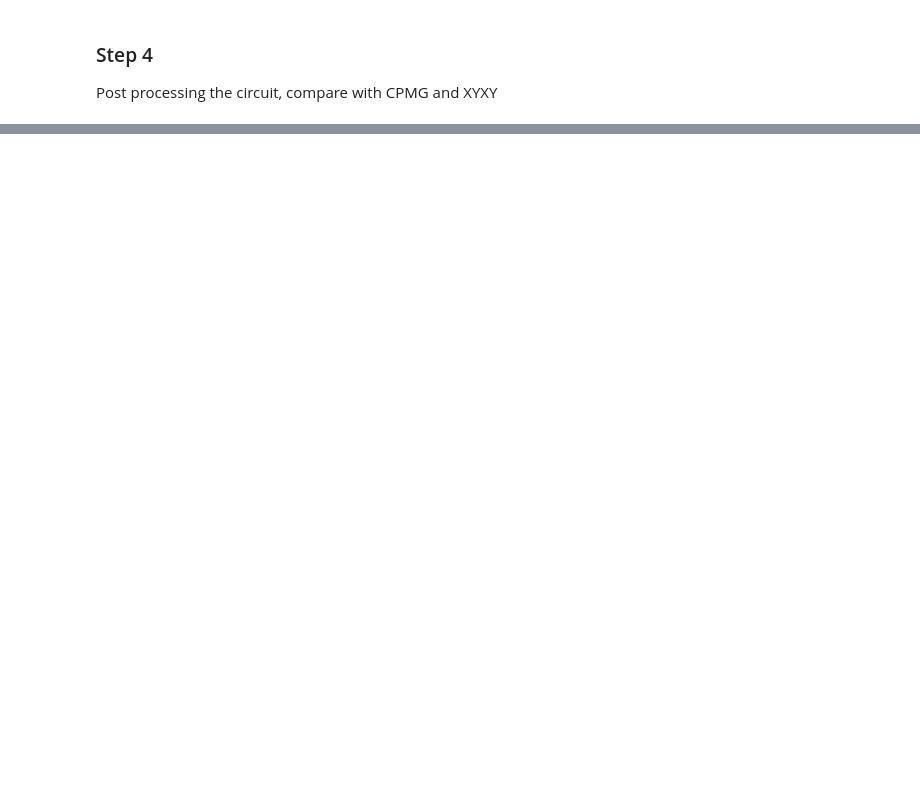
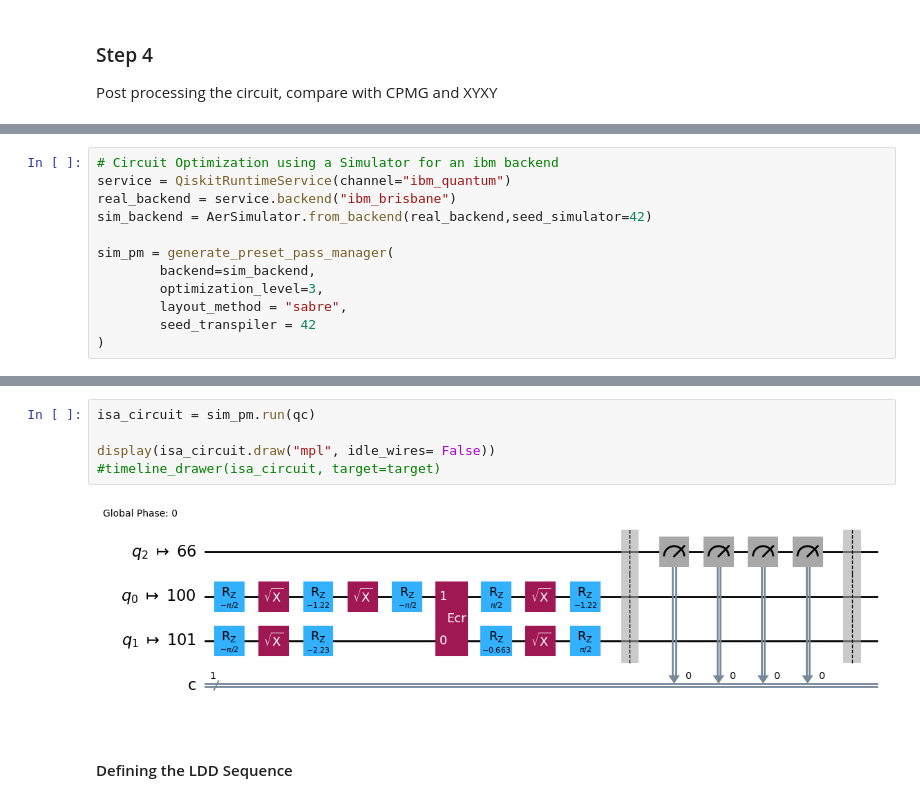
Before and after one commit to NamitA-844/Qiskit-Hackathon-WoQ-2025, a Jupyter notebook: hackathon.ipynb, the cells around one changed output, grey strips where cells are left out. Cells and saved outputs as stored; diff of their text form; blank space fills up the shorter version.

```diff
--- a/hackathon.ipynb
+++ b/hackathon.ipynb
@@ -208,0 +114,12 @@ display(qc.draw("mpl"))
+# %%
+# Circuit Optimization using a Simulator for an ibm backend
+service = QiskitRuntimeService(channel="ibm_quantum")
+real_backend = service.backend("ibm_brisbane")
+sim_backend = AerSimulator.from_backend(real_backend,seed_simulator=42)
+
+sim_pm = generate_preset_pass_manager(
+        backend=sim_backend,
+        optimization_level=3,
+        layout_method = "sabre",
+        seed_transpiler = 42
+)
@@ -251,3 +170,12 @@ timeline_drawer(circ_dd, target=target)
+# %%
+isa_circuit = sim_pm.run(qc)
+
+display(isa_circuit.draw("mpl", idle_wires= False))
+#timeline_drawer(isa_circuit, target=target)
+# %% [output]
+[figure, added]
+# %% [markdown]
+#### Defining the LDD Sequence
 # %%
 from qiskit import pulse
 from qiskit.pulse  import *
```
Also changed, not shown: parts of 22 cells of this notebook.
